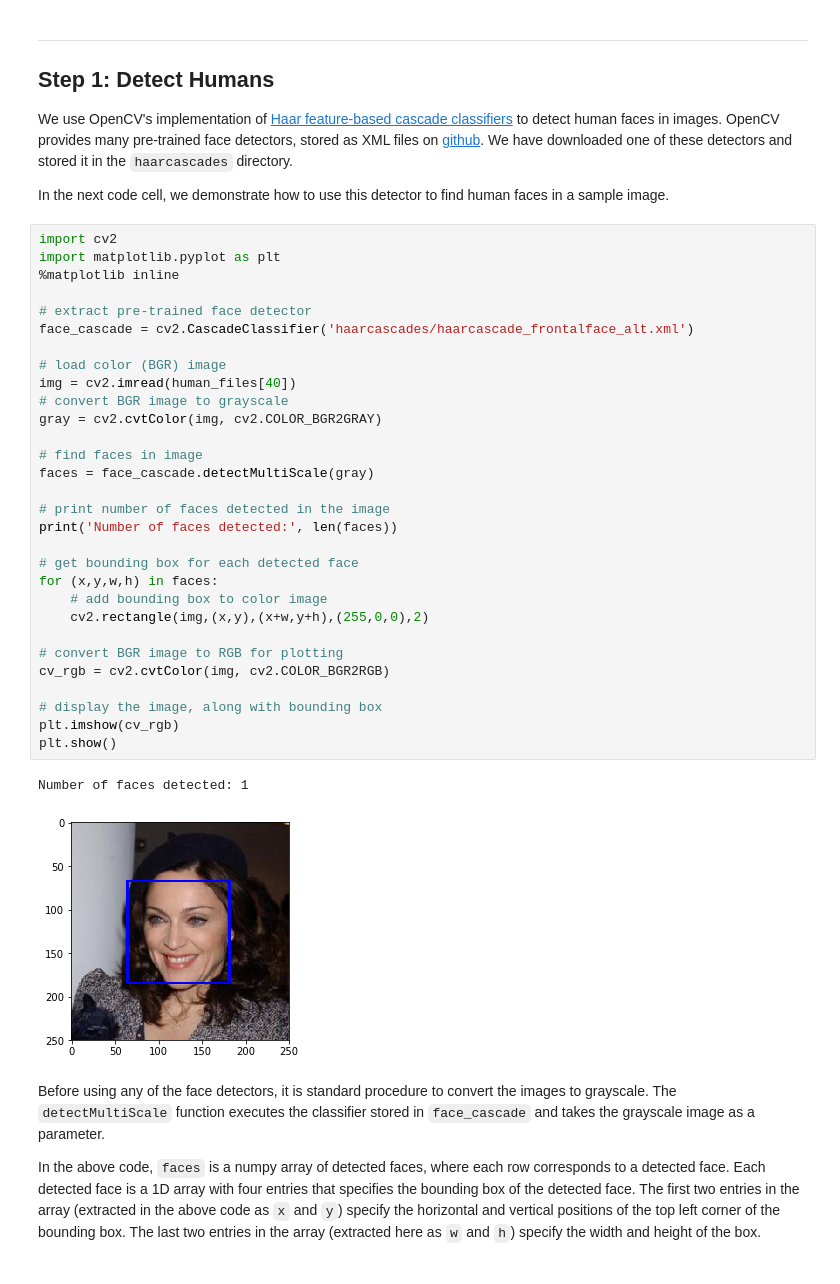
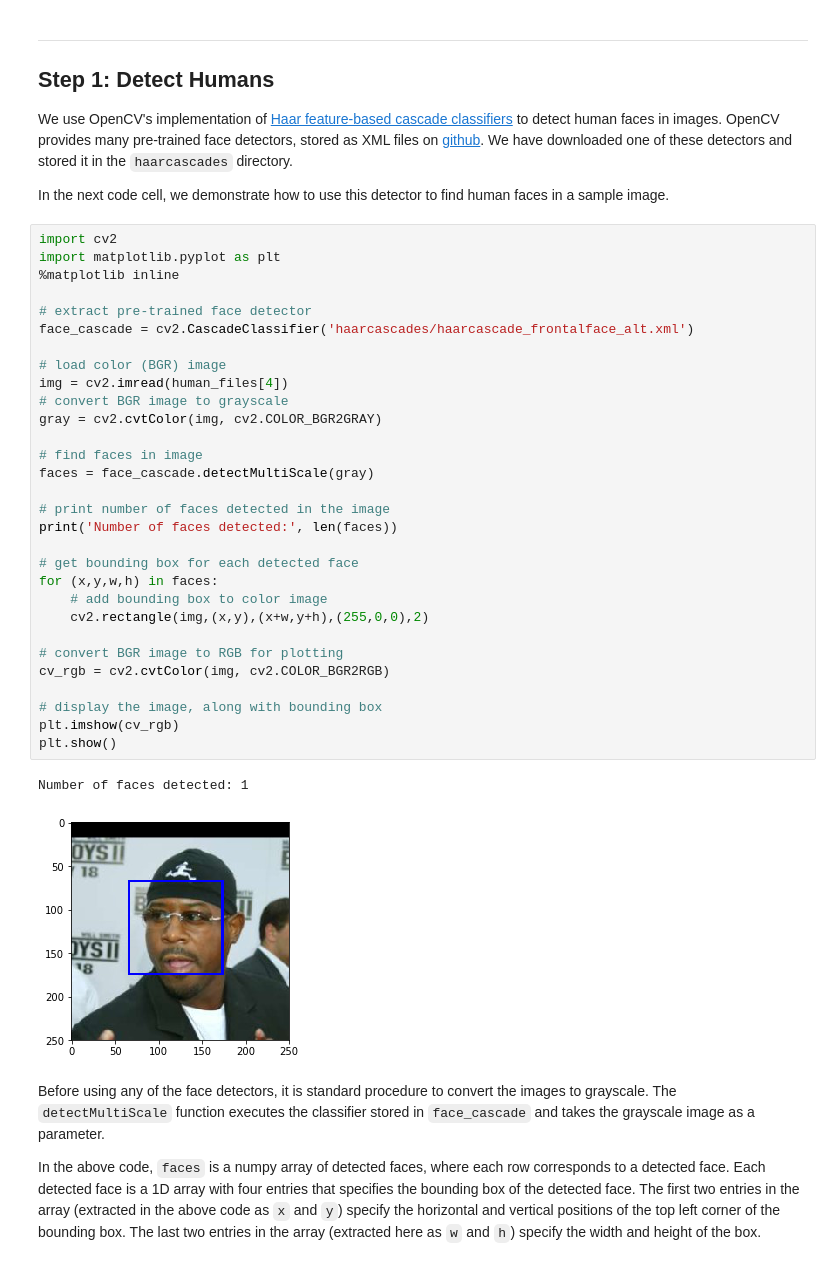
Before and after one commit to KrisDenio/dog-project, a Jupyter notebook: dog_app.ipynb, the cells around one changed output. Saved outputs shown, nothing was run; the diff lists cells and outputs as text.

```diff
--- a/dog_app.ipynb
+++ b/dog_app.ipynb
@@ -114,35 +115,35 @@ In the next code cell, we demonstrate how to use this detector to find human fac
 import cv2
 import matplotlib.pyplot as plt
 %matplotlib inline
 
 # extract pre-trained face detector
 face_cascade = cv2.CascadeClassifier('haarcascades/haarcascade_frontalface_alt.xml')
 
 # load color (BGR) image
-img = cv2.imread(human_files[40])
+img = cv2.imread(human_files[4])
 # convert BGR image to grayscale
 gray = cv2.cvtColor(img, cv2.COLOR_BGR2GRAY)
 
 # find faces in image
 faces = face_cascade.detectMultiScale(gray)
 
 # print number of faces detected in the image
 print('Number of faces detected:', len(faces))
 
 # get bounding box for each detected face
 for (x,y,w,h) in faces:
     # add bounding box to color image
     cv2.rectangle(img,(x,y),(x+w,y+h),(255,0,0),2)
 
 # convert BGR image to RGB for plotting
 cv_rgb = cv2.cvtColor(img, cv2.COLOR_BGR2RGB)
 
 # display the image, along with bounding box
 plt.imshow(cv_rgb)
 plt.show()
 # %% [output]
 Number of faces detected: 1
-[figure, old version]
+[figure, new version]
 # %% [markdown]
 Before using any of the face detectors, it is standard procedure to convert the images to grayscale.  The `detectMultiScale` function executes the classifier stored in `face_cascade` and takes the grayscale image as a parameter.
 
```
Also changed, not shown: parts of 5 cells of this notebook.
